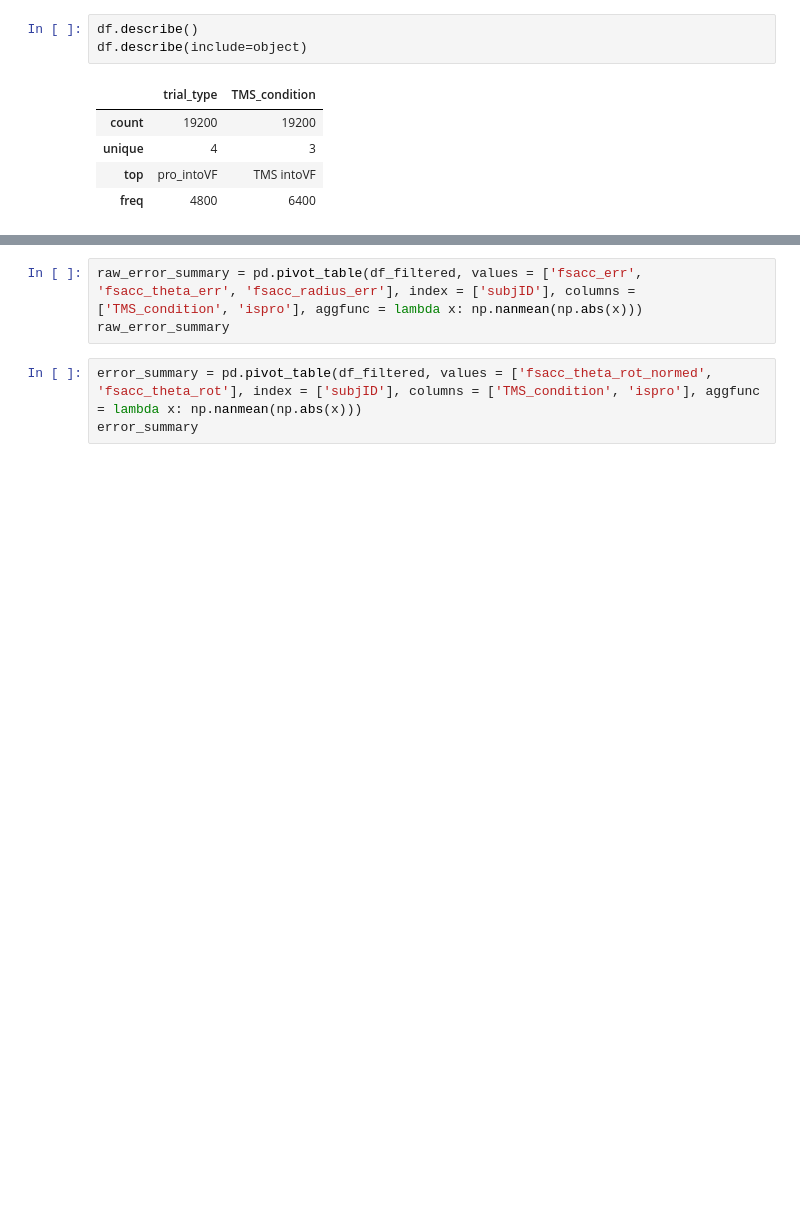
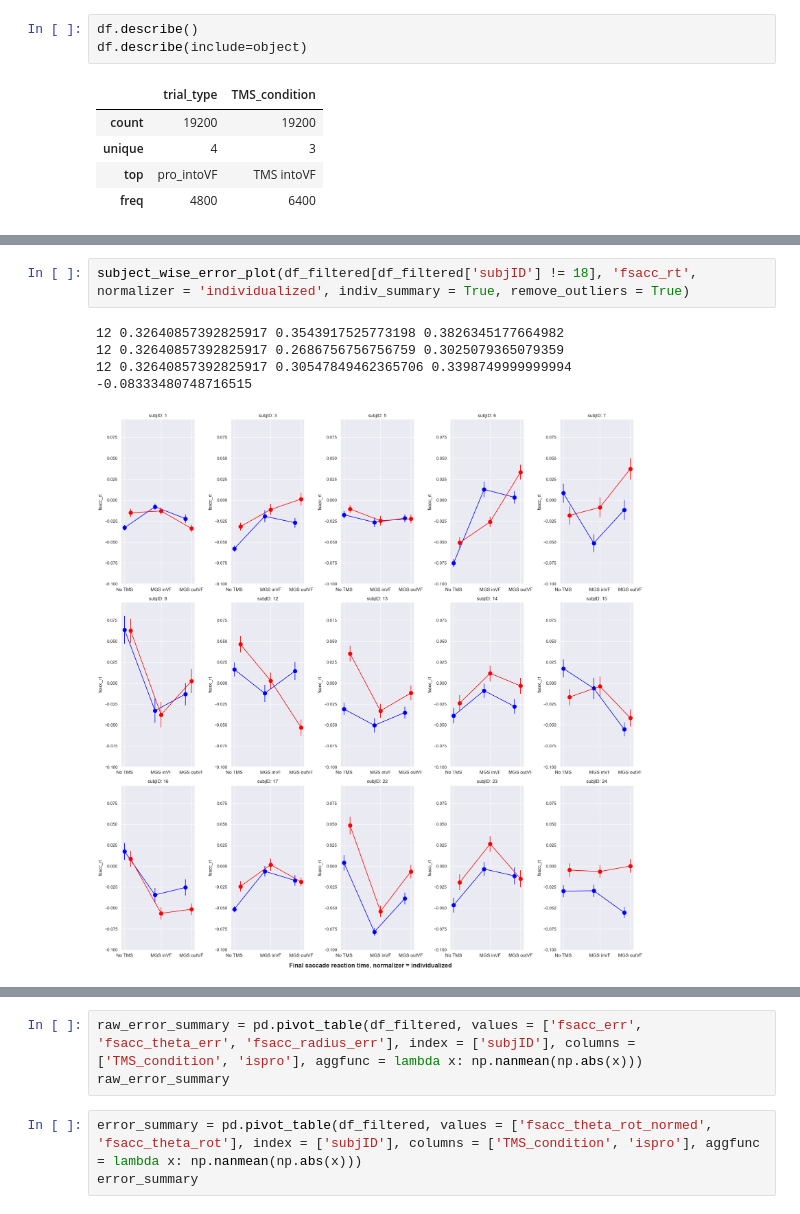
Before and after one commit to mindemory/mgs_stimul, a Jupyter notebook: mgsAnalysis/analysisEye/main.ipynb, the cells around one changed output, grey strips where cells are left out. Drawn from its saved outputs; the diff is of its cells as text; blank space fills up the shorter version.

```diff
--- a/mgsAnalysis/analysisEye/main.ipynb
+++ b/mgsAnalysis/analysisEye/main.ipynb
@@ -75,3 +80,11 @@ memory usage: 8.0+ MB
+# %%
+subject_wise_error_plot(df_filtered[df_filtered['subjID'] != 18], 'fsacc_rt', normalizer = 'individualized', indiv_summary = True, remove_outliers = True)
+# %% [output]
+12 0.32640857392825917 0.3543917525773198 0.3826345177664982
+12 0.32640857392825917 0.2686756756756759 0.3025079365079359
+12 0.32640857392825917 0.30547849462365706 0.3398749999999994
+-0.08333480748716515
+[figure, added]
 # %%
 # Summary across conditions for subjects
 table_summary = pd.pivot_table(df, values = 'fsacc_err', index = ['subjID'], columns = ['TMS_condition', 'ispro'], aggfunc = lambda x: np.sum(~pd.isnull(x)))
```
Also changed, not shown: parts of 8 cells of this notebook, 6 other files.
